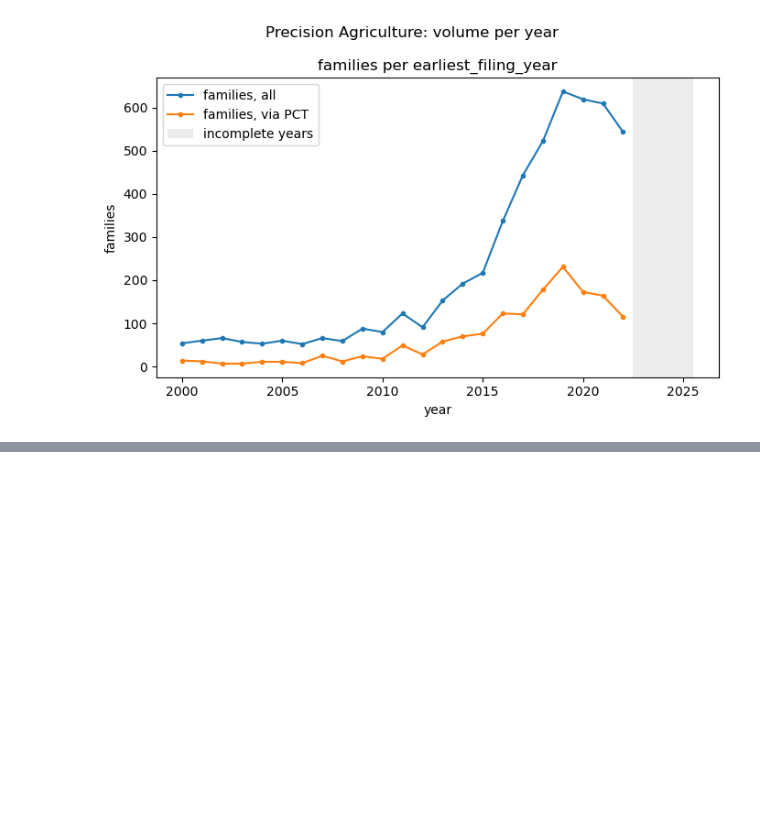
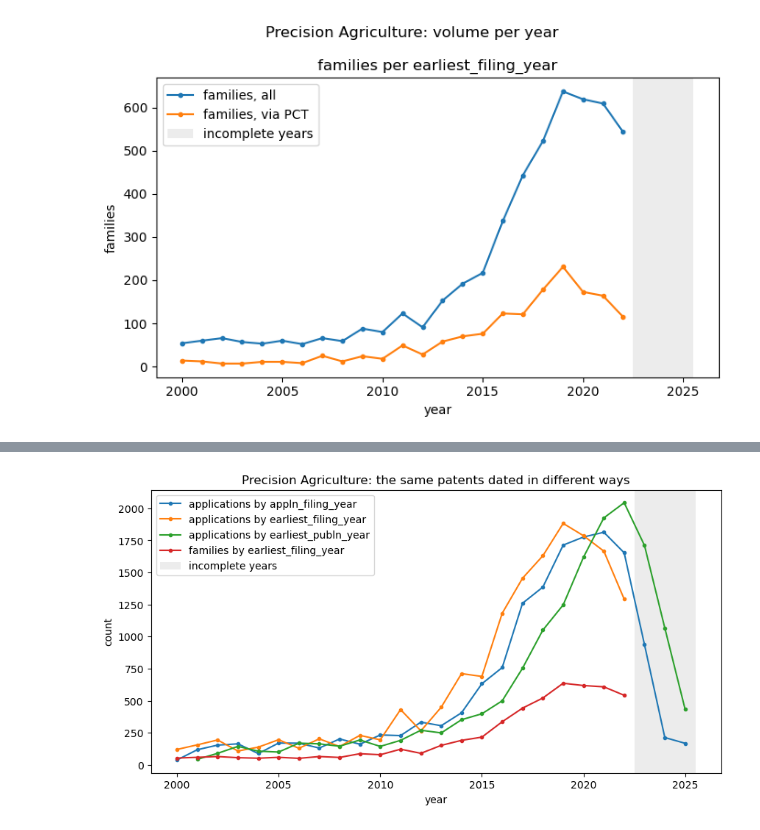
Before and after one commit to AriGBi/team-38-PrecisionAgriculture, a Jupyter notebook: notebooks/Step1_WIP.ipynb, the cells around one changed output, grey strips where cells are left out. Cells and saved outputs as stored; diff of their text form; code cells hidden in the pictures; blank space fills up the shorter version.

```diff
--- a/notebooks/Step1_WIP.ipynb
+++ b/notebooks/Step1_WIP.ipynb
@@ -351,7 +355,14 @@ def side_by_side(title, **kw):
 
 We count the sector's families and applications per year, and how many of them go through the PCT (international applications). The gap between the two curves is the average number of applications per invention.
 # %%
+volume = pd.concat(
+    [count_per_year(s).assign(series="all") for s in SCOPES]
+    + [count_per_year(s, only_pct=True).assign(series="via PCT") for s in SCOPES],
+    ignore_index=True,
+)
+
 fig, ax = side_by_side(f"{SECTOR_NAME}: volume per year", sharex=True)
+scope = SECTOR_SCOPES[0]
 data = volume.query("scope == @scope.name and level == @scope.level")
 for series, grp in data.groupby("series"):
     ax.plot(grp["year"], grp["n"], marker="o", ms=3, label=f"{UNIT_LABEL[scope.level]}, {series}")
@@ -365,0 +383,21 @@ plt.show()
+# %%
+dating = pd.concat(
+    [
+        count_per_year(Scope(SECTOR_NAME, "application", application_scope(sector_family_ids, col)))
+        .assign(series=f"applications by {col}")
+        for col in ("appln_filing_year", "earliest_publn_year", "earliest_filing_year")
+    ]
+    + [volume.query("scope == @SECTOR_NAME and level == 'family' and series == 'all'")
+       .assign(series=f"families by {FAMILY_TIME_COLUMN}")],
+    ignore_index=True,
+)
+
+fig, ax = plt.subplots(figsize=(10, 5))
+for series, grp in dating.groupby("series"):
+    ax.plot(grp["year"], grp["n"], marker="o", ms=3, label=series)
+shade_truncated(ax)
+ax.set(title=f"{SECTOR_NAME}: the same patents dated in different ways", xlabel="year", ylabel="count")
+ax.legend()
+plt.show()
+# %% [output]
+[figure, added]
```
Also changed, not shown: parts of 7 cells of this notebook.
